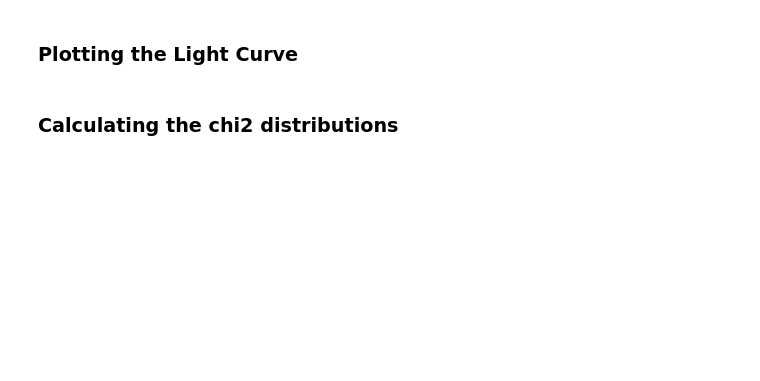
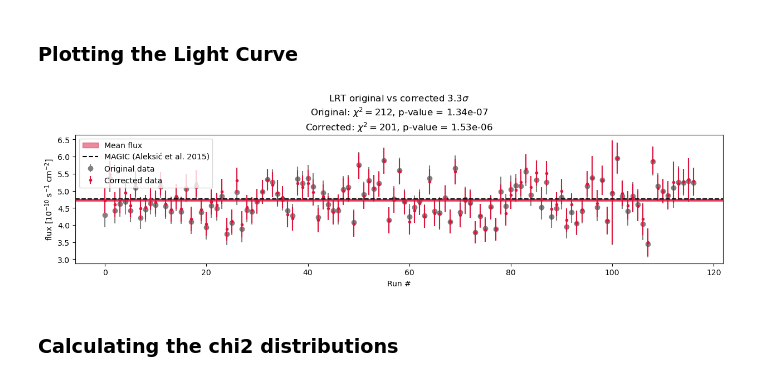
Before and after one commit to juanjq/cosmic_ray_data_correction, a Jupyter notebook: main.ipynb, the cells around one changed output. Saved outputs shown, nothing was run; the diff lists cells and outputs as text; code cells hidden in the pictures; blank space fills up the shorter version.

```diff
--- a/main.ipynb
+++ b/main.ipynb
@@ -396,46 +353,39 @@ plt.show()
 # %% [markdown]
 ### Plotting the Light Curve
+# %%
+chi, zd_corr_chi = [], []
+
+for run in dict_runs.keys():
+    chi.append(        (dict_runs[run]["flux"]         - np.mean(flux))         / dict_runs[run]["e_flux"])
+    zd_corr_chi.append((dict_runs[run]["zd_corr_flux"] - np.mean(zd_corr_flux)) / dict_runs[run]["e_flux"])
+
+chi, zd_corr_chi = np.array(chi), np.array(zd_corr_chi)
+
+chi2_,      _, p_val      = aux.calculate_chi2_pvalue_const(flux,         e_flux, sys_error=0)
+corr_chi2_, _, corr_p_val = aux.calculate_chi2_pvalue_const(zd_corr_flux, e_flux, sys_error=0)
+
+mean_flux, mean_flux_error = aux.weighted_average(zd_corr_flux, e_flux)
 # %%
-chi, zd_corr_chi = [], []
-
-for run in dict_runs.keys():
-    if run > 0:
-        chi.append((dict_runs[run]["flux"] - np.mean(flux)) / dict_runs[run]["e_flux"])
-        zd_corr_chi.append((dict_runs[run]["zd_corr_flux"] - np.mean(zd_corr_flux)) / dict_runs[run]["e_flux"])
-
-
-units = "[e-10 erg / (s cm2)]"
-print(f"Flux original       = {np.mean(flux):.3f} ± {np.std(flux):.3f}   {units}")
-print(f"Flux zd correction  = {np.mean(zd_corr_flux):.3f} ± {np.std(zd_corr_flux):.3f}   {units}")
-
 fig, ax = plt.subplots(figsize=(15, 3))
 
-for i, run in enumerate(dict_runs.keys()):
+ax.errorbar(np.arange(len(flux)), flux,         yerr=e_flux, marker="o", ls="", color="gray",  zorder=-10, label="Original data")
+ax.errorbar(np.arange(len(flux)), zd_corr_flux, yerr=e_flux, marker=".", ls="", color="crimson", label="Corrected data")
 
-    if i == 0:
-        label = "Original flux curve"
-        label_zd  = "Proton rate corrected"
-    else:
-        label, label_zd = None, None
+ax.axhspan(mean_flux - mean_flux_error, mean_flux + mean_flux_error, color="crimson", alpha=0.5, label=f"Mean flux")
+ax.axhline(mean_flux, color="crimson", ls="-")
 
-    errors = dict_runs[run]["e_flux"]
-    flux_value         = dict_runs[run]["flux"]
-    zd_corr_flux_value = dict_runs[run]["zd_corr_flux"]
+ax.axhline(dict_general["crab_reference_flux"], color="k", ls="--", label="MAGIC (Aleksić et al. 2015)")
+ax.legend(loc=2)
 
-    ax.errorbar(i, flux_value,         yerr=errors, marker="o", ls="", color="gray",  zorder=-10, label=label)
-    ax.errorbar(i, zd_corr_flux_value, yerr=errors, marker=".", ls="", color="crimson", label=label_zd)
-
-ax.axhline(np.mean(zd_corr_flux), color="r", ls="--", label=f"Constant fit")
-
-ax.legend(loc=3, ncol=1)
-ax.set_xlabel(f"Run #")
-ax.set_ylabel("flux [$10^{-10}$ erg s${}^{-1}$ cm${}^{-2}$]")
-
-chi2_arr = np.sum(np.array(chi) ** 2)
-zd_corr_chi2_arr = np.sum(np.array(zd_corr_chi) ** 2)
-
-ax.set_title(f"LRT original vs corrected {np.sqrt(chi2_arr - zd_corr_chi2_arr):.1f}{sigma}")
+lrt_sig = np.sqrt(chi2_ - corr_chi2_)
+_title = f"LRT original vs corrected {lrt_sig:.1f}{aux.sigma}\nOriginal: $\chi^2 = ${chi2_:.0f}, p-value = {p_val:.2e}"
+_title = _title + f"\nCorrected: $\chi^2 = ${corr_chi2_:.0f}, p-value = {corr_p_val:.2e}"
+ax.set_title(_title)
+ax.set_ylabel("flux [$10^{-10}$ s${}^{-1}$ cm${}^{-2}$]")
+ax.set_xlabel("Run #")
 plt.show()
+# %% [output]
+[figure, added]
 # %% [markdown]
 ### Calculating the chi2 distributions
 # %%
```
Also changed, not shown: parts of 9 cells of this notebook, 1 other file.
